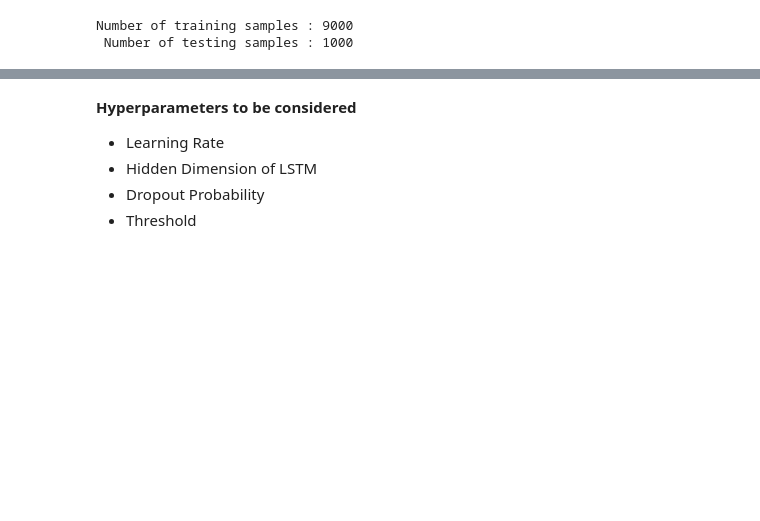
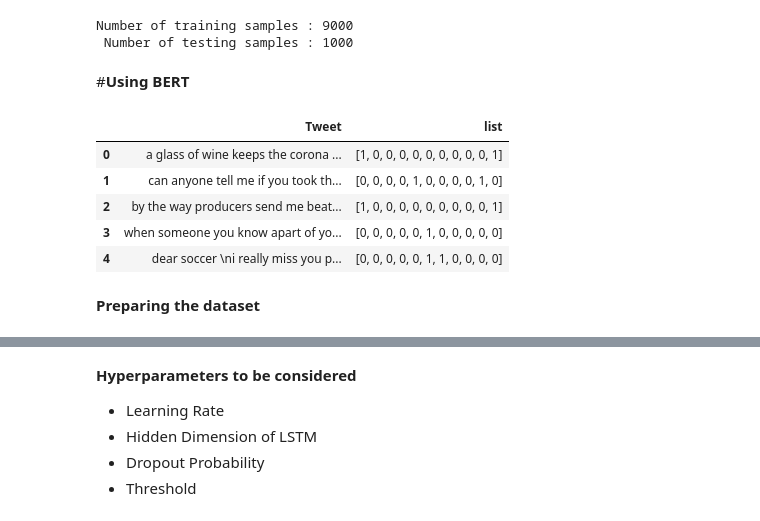
Before and after one commit to sydney-machine-learning/COVID19_sentinentanalysis, a Jupyter notebook: EDA + Preprocessing + Modeling.ipynb, the cells around one changed output, grey strips where cells are left out. Saved outputs shown, nothing was run; the diff lists cells and outputs as text; code cells hidden in the pictures; blank space fills up the shorter version.

Commit message:
added bert

```diff
--- a/EDA + Preprocessing + Modeling.ipynb
+++ b/EDA + Preprocessing + Modeling.ipynb
@@ -545,3 +551,19 @@ Number of training samples : 9000
 # %%
 device = 'cuda' if torch.cuda.is_available() else 'cpu'
 TWEET.build_vocab(train_dataset, vectors = 'glove.840B.300d')
+# %% [markdown]
+#**Using BERT**
+# %%
+df = senwave.drop(['ID'], axis = 1)
+df['list'] = df[df.columns[1:12]].values.tolist()
+new_df = df[['Tweet', 'list']].copy()
+new_df.head()
+# %% [output]
+|  | Tweet | list |
+| 0 | a glass of wine keeps the corona ... | [1, 0, 0, 0, 0, 0, 0, 0, 0, 0, 1] |
+| 1 | can anyone tell me if you took th... | [0, 0, 0, 0, 1, 0, 0, 0, 0, 1, 0] |
+| 2 | by the way producers send me beat... | [1, 0, 0, 0, 0, 0, 0, 0, 0, 0, 1] |
+| 3 | when someone you know apart of yo... | [0, 0, 0, 0, 0, 1, 0, 0, 0, 0, 0] |
+| 4 | dear soccer \ni really miss you p... | [0, 0, 0, 0, 0, 1, 1, 0, 0, 0, 0] |
+# %% [markdown]
+**Preparing the dataset**
```
Also changed, not shown: parts of 37 cells of this notebook.
